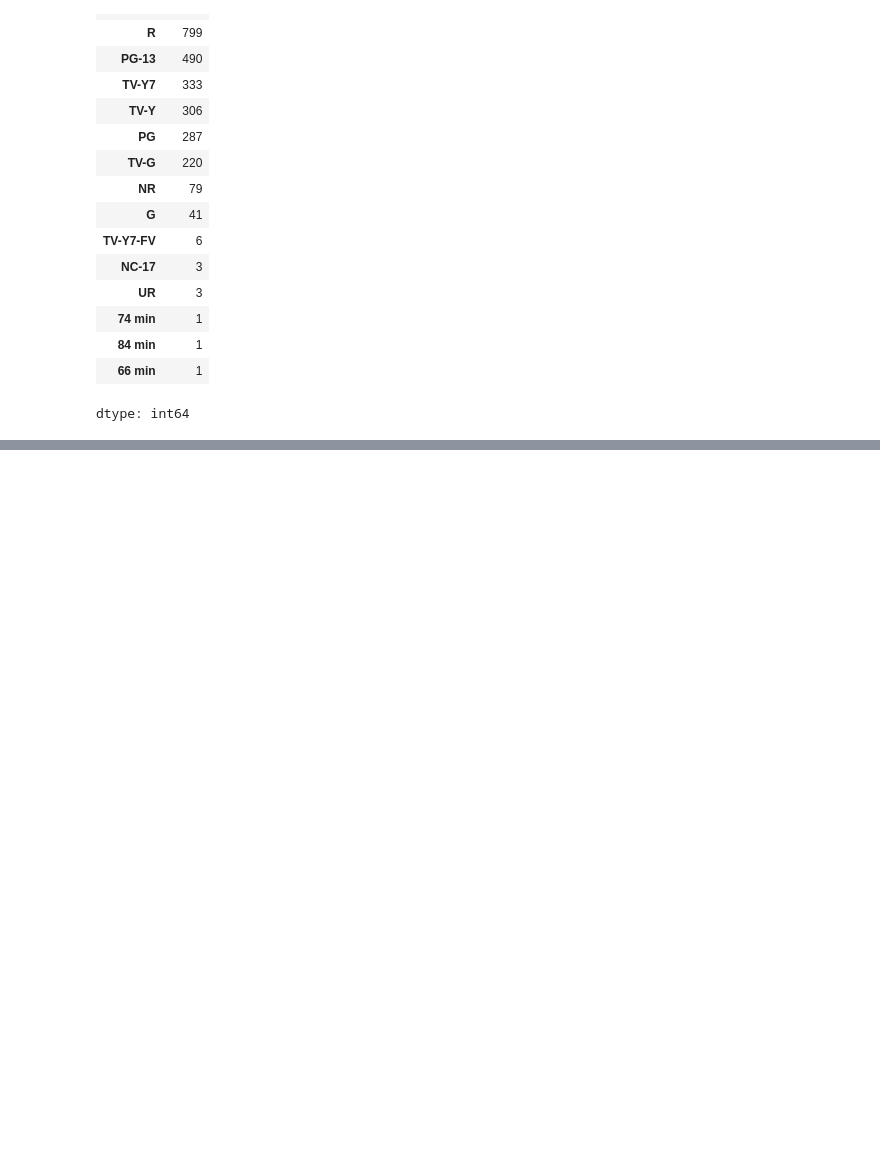
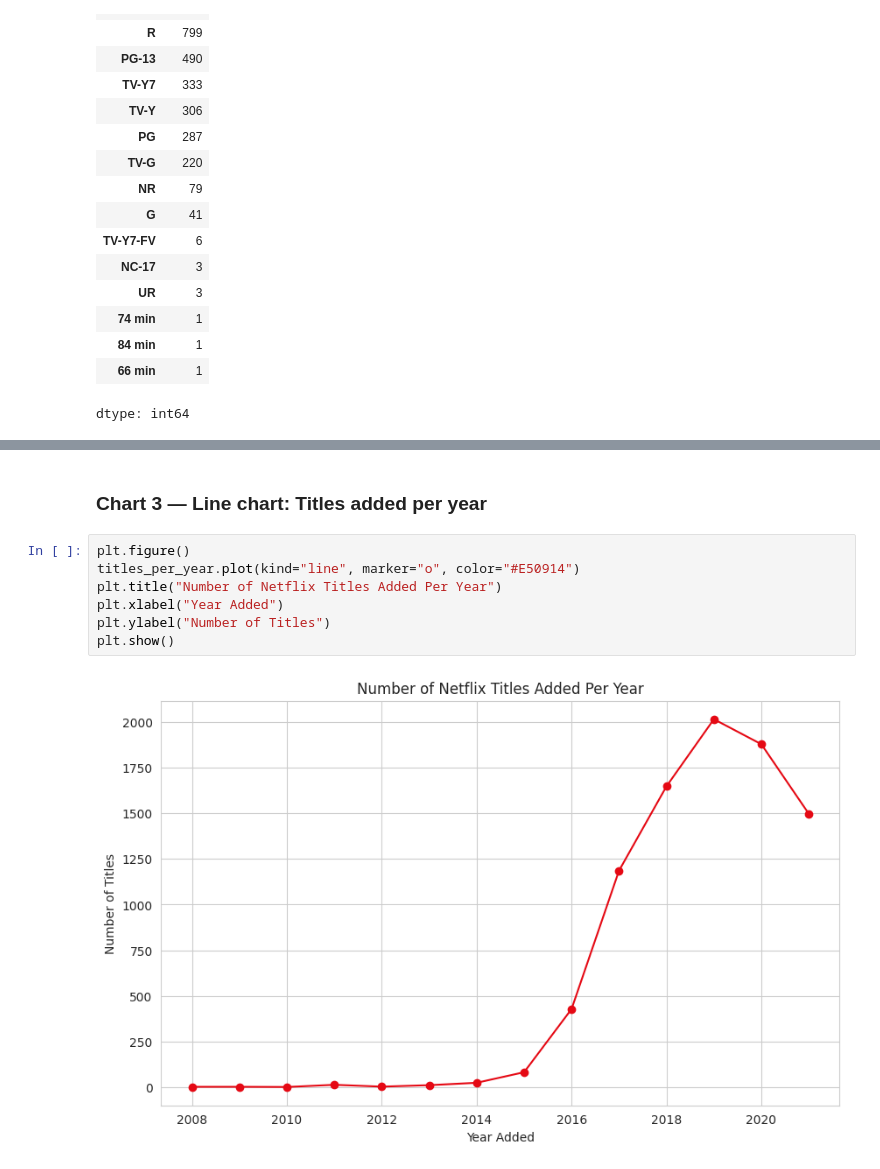
Before and after one commit to raaghuno18-spec/Netflix-EDA-project, a Jupyter notebook: notebooks/Netflix_EDA_Project1.ipynb, the cells around one changed output, grey strips where cells are left out. Drawn from its saved outputs; the diff is of its cells as text; blank space fills up the shorter version.

```diff
--- a/notebooks/Netflix_EDA_Project1.ipynb
+++ b/notebooks/Netflix_EDA_Project1.ipynb
@@ -276,0 +308,11 @@ dtype: int64
+# %% [markdown]
+### Chart 3 — Line chart: Titles added per year
+# %%
+plt.figure()
+titles_per_year.plot(kind="line", marker="o", color="#E50914")
+plt.title("Number of Netflix Titles Added Per Year")
+plt.xlabel("Year Added")
+plt.ylabel("Number of Titles")
+plt.show()
+# %% [output]
+[figure, added]
```
Also changed, not shown: parts of 14 cells of this notebook.
